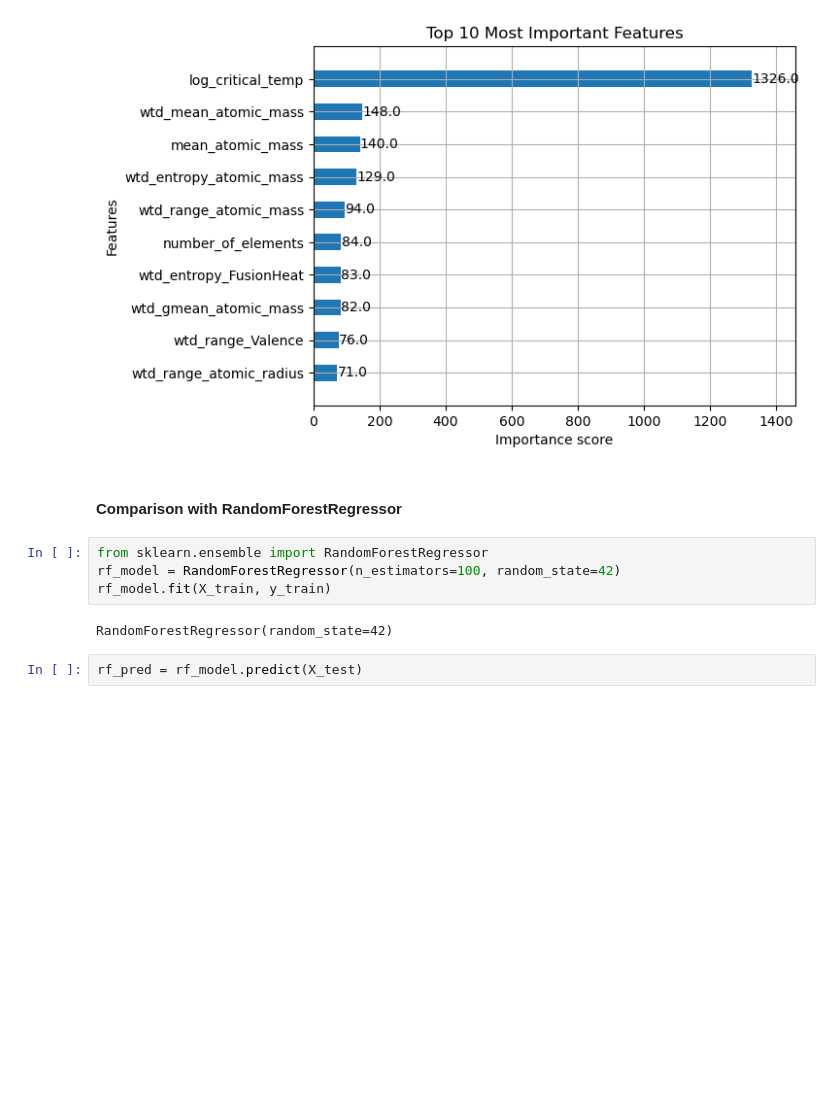
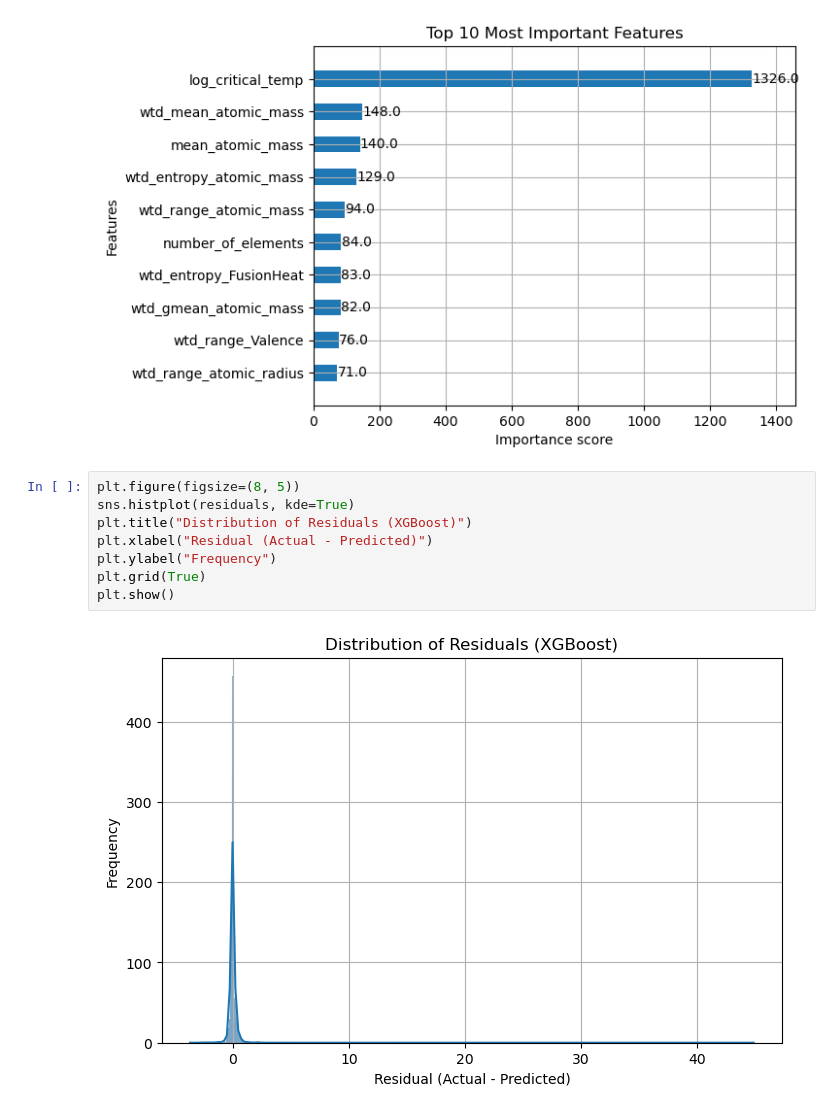
Before and after one commit to kiranrajkailas/CapstoneProject-DSML, a Jupyter notebook: Final-CapstoneProject-Superconductivity.ipynb, the cells around one changed output. Saved outputs shown, nothing was run; the diff lists cells and outputs as text; blank space fills up the shorter version.

```diff
--- a/Final-CapstoneProject-Superconductivity.ipynb
+++ b/Final-CapstoneProject-Superconductivity.ipynb
@@ -416,13 +418,13 @@ plt.title("Top 10 Most Important Features")
 plt.show()
 # %% [output]
 [figure]
-# %% [markdown]
-#### Comparison with RandomForestRegressor
-# %%
-from sklearn.ensemble import RandomForestRegressor
-rf_model = RandomForestRegressor(n_estimators=100, random_state=42)
-rf_model.fit(X_train, y_train)
-# %% [output]
-RandomForestRegressor(random_state=42)
-# %%
-rf_pred = rf_model.predict(X_test)
+# %%
+plt.figure(figsize=(8, 5))
+sns.histplot(residuals, kde=True)
+plt.title("Distribution of Residuals (XGBoost)")
+plt.xlabel("Residual (Actual - Predicted)")
+plt.ylabel("Frequency")
+plt.grid(True)
+plt.show()
+# %% [output]
+[figure, added]
```
Also changed, not shown: parts of 13 cells of this notebook.
